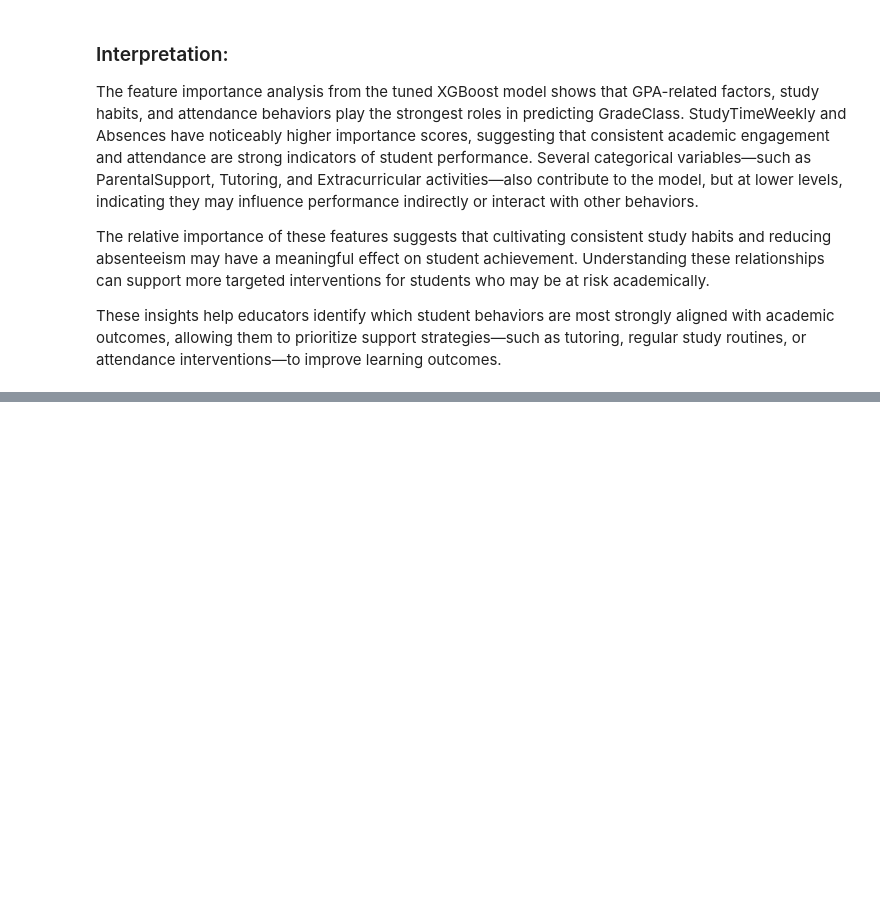
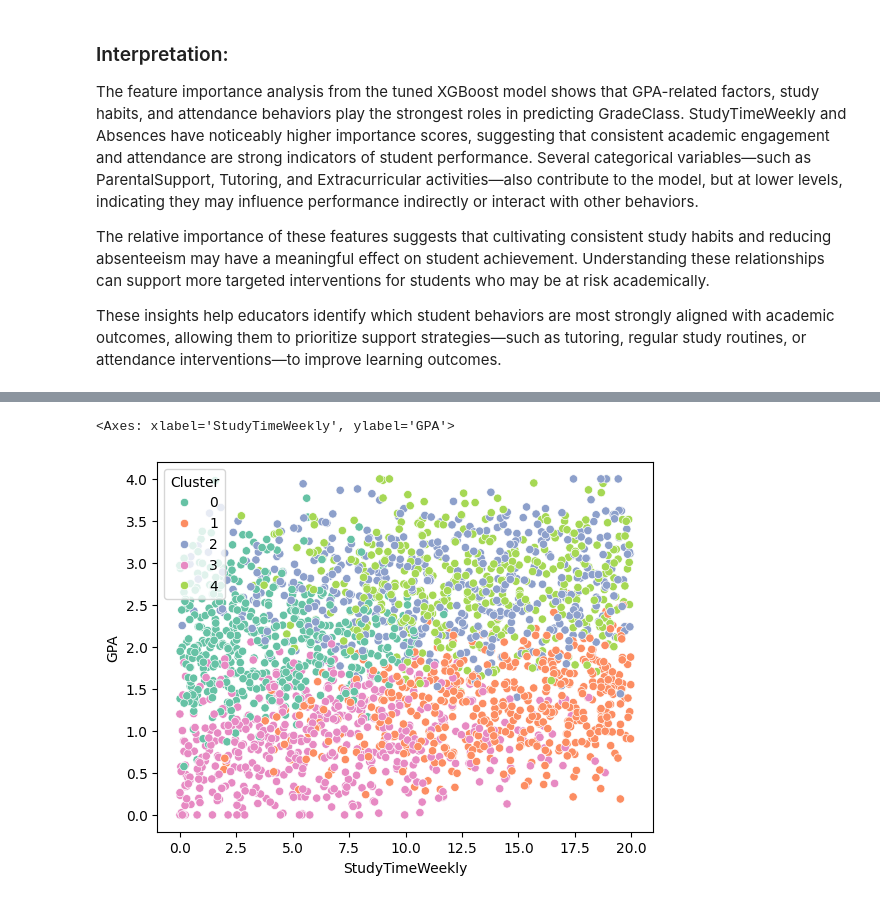
Before and after one commit to iampaulanca/USD-AAI-501-Group-3, a Jupyter notebook: Bryan/Student_Performance_EDA_Bry.ipynb, the cells around one changed output, grey strips where cells are left out. Saved outputs shown, nothing was run; the diff lists cells and outputs as text; code cells hidden in the pictures; blank space fills up the shorter version.

```diff
--- a/Bryan/Student_Performance_EDA_Bry.ipynb
+++ b/Bryan/Student_Performance_EDA_Bry.ipynb
@@ -414,0 +421,25 @@ These insights help educators identify which student behaviors are most strongly
+# %%
+from sklearn.cluster import KMeans
+from sklearn.preprocessing import StandardScaler
+
+# Selecting specific numeric features for this
+X_num = student_perf_df[["GPA", "StudyTimeWeekly", "Absences", "Age", "ParentalSupport"]]
+
+# Standardize
+scaler = StandardScaler()
+X_scaled = scaler.fit_transform(X_num)
+
+# Choose k
+kmeans = KMeans(n_clusters=5, random_state=42)
+student_perf_df["Cluster"] = kmeans.fit_predict(X_scaled)
+# %%
+sns.scatterplot(
+    data=student_perf_df,
+    x="StudyTimeWeekly",
+    y="GPA",
+    hue="Cluster",
+    palette="Set2"
+)
+# %% [output]
+<Axes: xlabel='StudyTimeWeekly', ylabel='GPA'>
+[figure, added]
```
Also changed, not shown: parts of 9 cells of this notebook.
